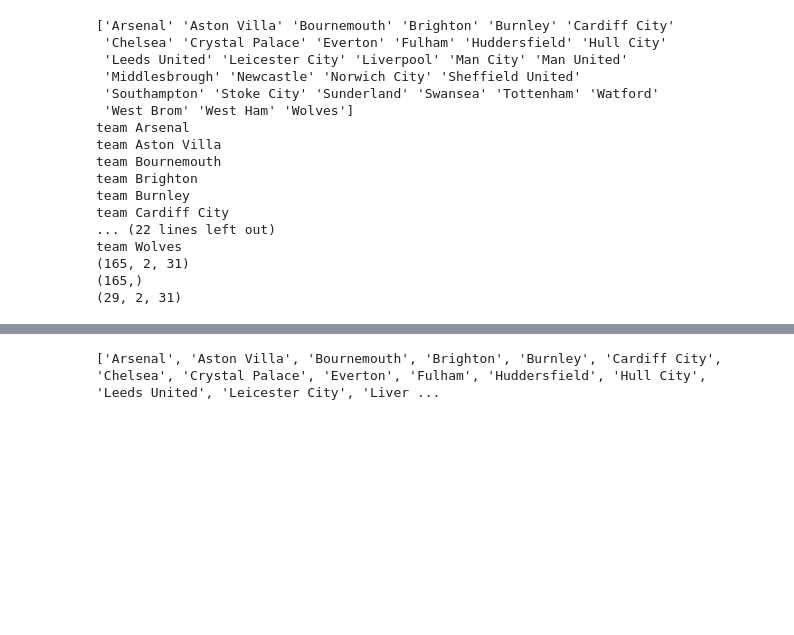
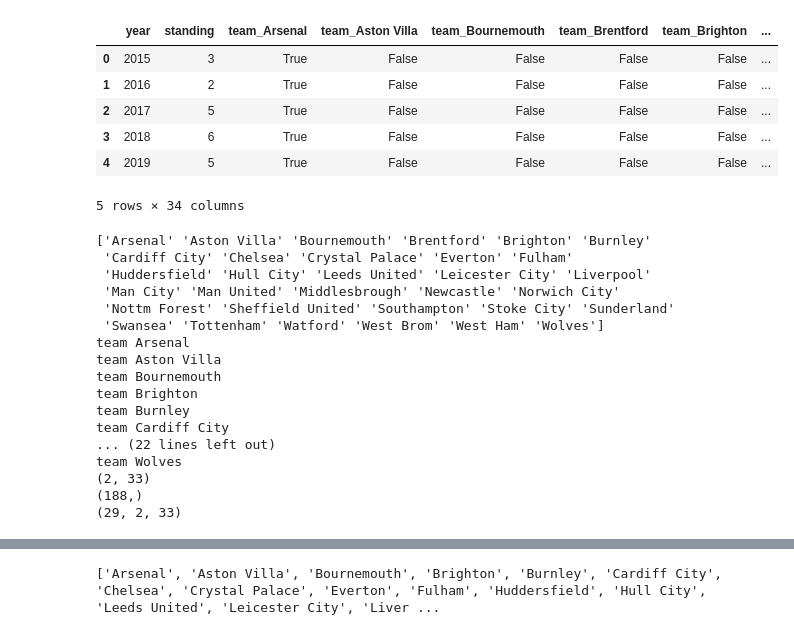
Before and after one commit to jarkkotulensalo/premier-league-standings, a Jupyter notebook: premierleague.ipynb, the cells around one changed output, grey strips where cells are left out. Drawn from its saved outputs; the diff is of its cells as text; code cells hidden in the pictures; blank space fills up the shorter version.

```diff
--- a/premierleague.ipynb
+++ b/premierleague.ipynb
@@ -17,0 +21,11 @@ df.head()
+# %%
+df_dummies = pd.get_dummies(df, columns=['team'])
+df_dummies.head()
+# %% [output]
+|  | year | standing | team_Arsenal | team_Aston Villa | team_Bournemouth | team_Brentford | team_Brighton | ... |
+| 0 | 2015 | 3 | True | False | False | False | False | ... |
+| 1 | 2016 | 2 | True | False | False | False | False | ... |
+| 2 | 2017 | 5 | True | False | False | False | False | ... |
+| 3 | 2018 | 6 | True | False | False | False | False | ... |
+| 4 | 2019 | 5 | True | False | False | False | False | ... |
+5 rows × 34 columns
@@ -24,7 +41,6 @@ X = []
 y = []
 X_test = []
 X_test_teams = []
-
 
 df_dummies = pd.get_dummies(df, columns=['team'])
 df_filtered = df_dummies.drop(columns=['year'])
@@ -38,8 +54,8 @@ for team in teams:
         # print(f"team {team} {i}th year")
         if i + sequences < len(team_standings):
             x_values = team_standings[i:i+sequences]
-            #print(x_values)
-            X.append(x_values)
+            # print(x_values)
+            # X.append(x_values)
             y_value = team_standings[i+sequences, 0]
             #print(y_value)
             y.append(y_value)
@@ -49,19 +65,19 @@ for team in teams:
             print(f"team {team}")
             X_test_teams.append(team)
 
-X = np.array(X)
+X = np.array(x_values)
 y = np.array(y)
 X_test = np.array(X_test)
 print(X.shape)
 print(y.shape)
 print(X_test.shape)
 # %% [output]
-['Arsenal' 'Aston Villa' 'Bournemouth' 'Brighton' 'Burnley' 'Cardiff City'
- 'Chelsea' 'Crystal Palace' 'Everton' 'Fulham' 'Huddersfield' 'Hull City'
- 'Leeds United' 'Leicester City' 'Liverpool' 'Man City' 'Man United'
- 'Middlesbrough' 'Newcastle' 'Norwich City' 'Sheffield United'
- 'Southampton' 'Stoke City' 'Sunderland' 'Swansea' 'Tottenham' 'Watford'
- 'West Brom' 'West Ham' 'Wolves']
+['Arsenal' 'Aston Villa' 'Bournemouth' 'Brentford' 'Brighton' 'Burnley'
+ 'Cardiff City' 'Chelsea' 'Crystal Palace' 'Everton' 'Fulham'
+ 'Huddersfield' 'Hull City' 'Leeds United' 'Leicester City' 'Liverpool'
+ 'Man City' 'Man United' 'Middlesbrough' 'Newcastle' 'Norwich City'
+ 'Nottm Forest' 'Sheffield United' 'Southampton' 'Stoke City' 'Sunderland'
+ 'Swansea' 'Tottenham' 'Watford' 'West Brom' 'West Ham' 'Wolves']
 team Arsenal
 team Aston Villa
 team Bournemouth
@@ -70,9 +86,9 @@ team Burnley
 team Cardiff City
 ... (22 lines left out)
 team Wolves
-(165, 2, 31)
-(165,)
-(29, 2, 31)
+(2, 33)
+(188,)
+(29, 2, 33)
 # %%
 print(y)
 # %% [output]
```
Also changed, not shown: parts of 15 cells of this notebook, 2 other files.
